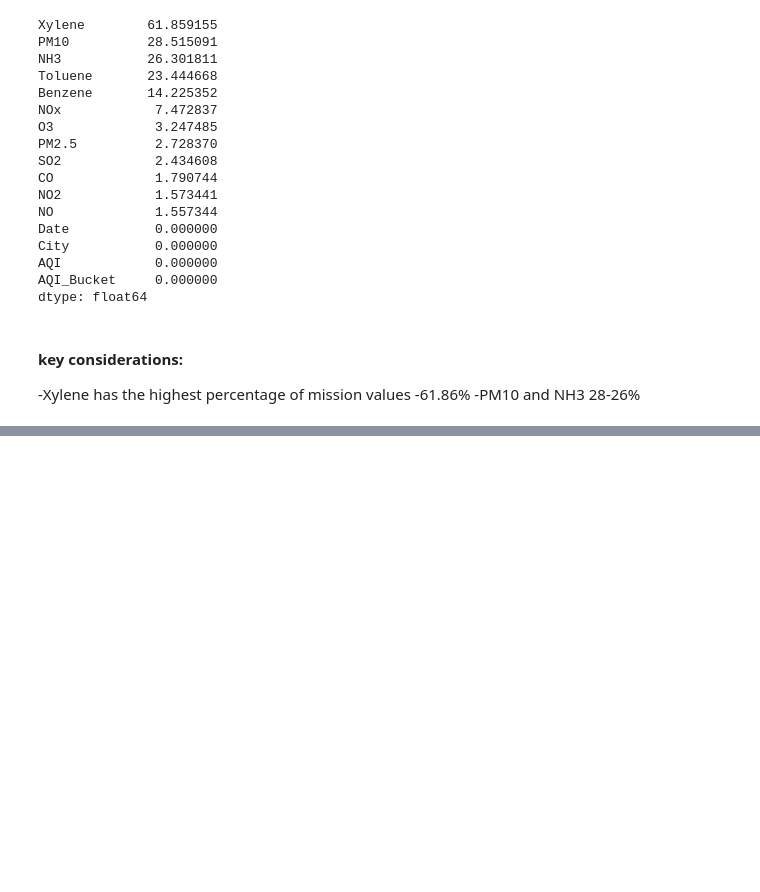
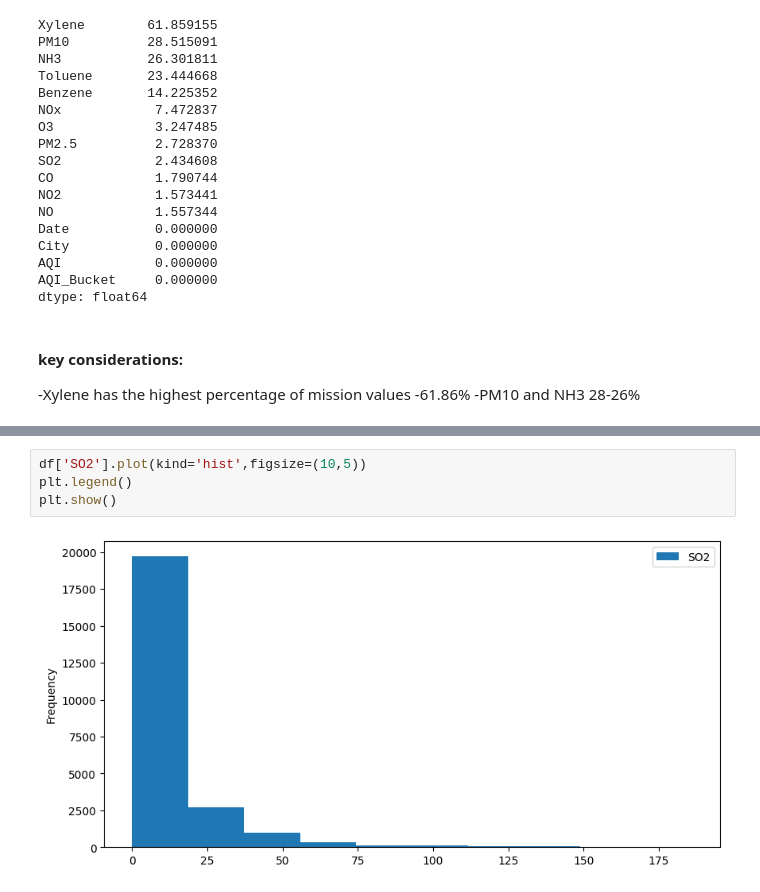
Before and after one commit to ShivaDoti/Air-Quality-Index-prediction-Model, a Jupyter notebook: Air Quality index prediction Model.ipynb, the cells around one changed output, grey strips where cells are left out. Saved outputs shown, nothing was run; the diff lists cells and outputs as text; blank space fills up the shorter version.

```diff
--- a/Air Quality index prediction Model.ipynb
+++ b/Air Quality index prediction Model.ipynb
@@ -165,0 +179,6 @@ dtype: float64
+# %%
+df['SO2'].plot(kind='hist',figsize=(10,5))
+plt.legend()
+plt.show()
+# %% [output]
+[figure, added]
```
Also changed, not shown: parts of 35 cells of this notebook.
